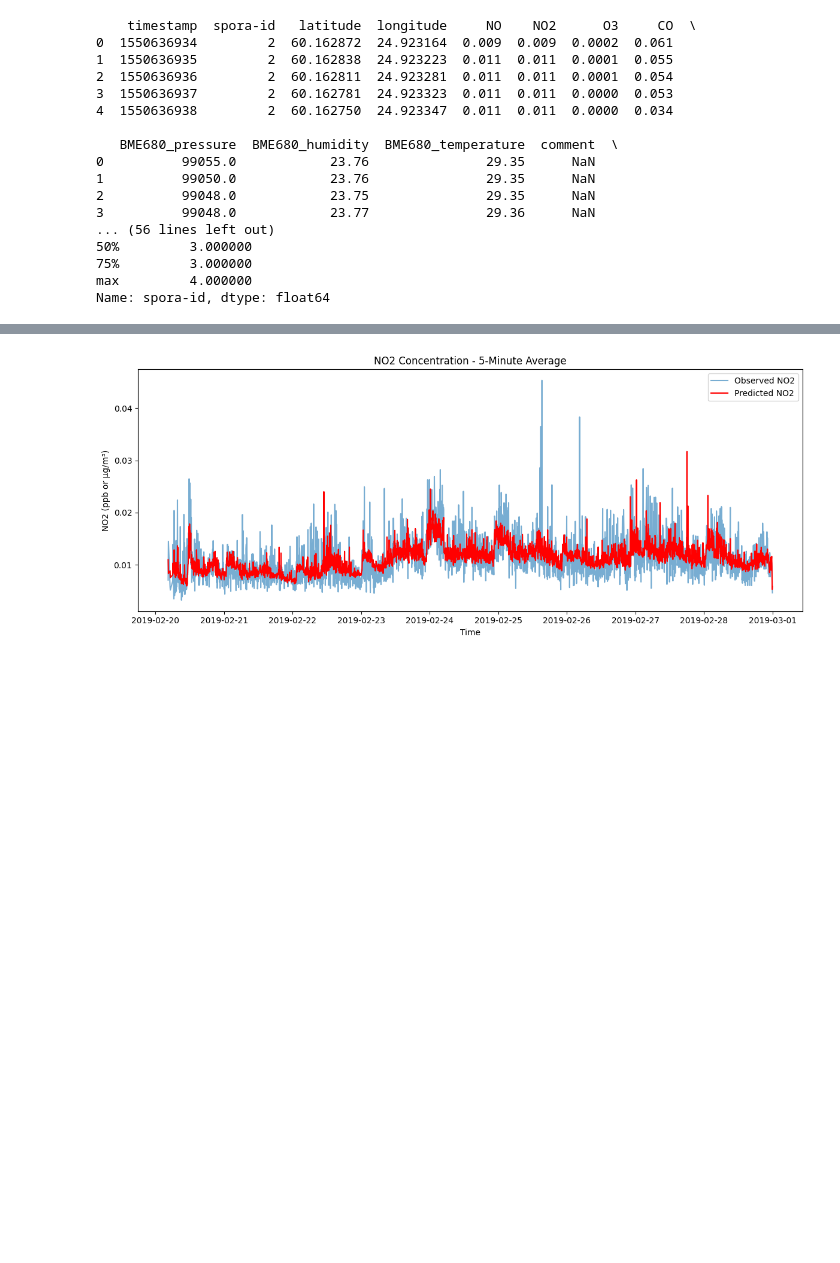
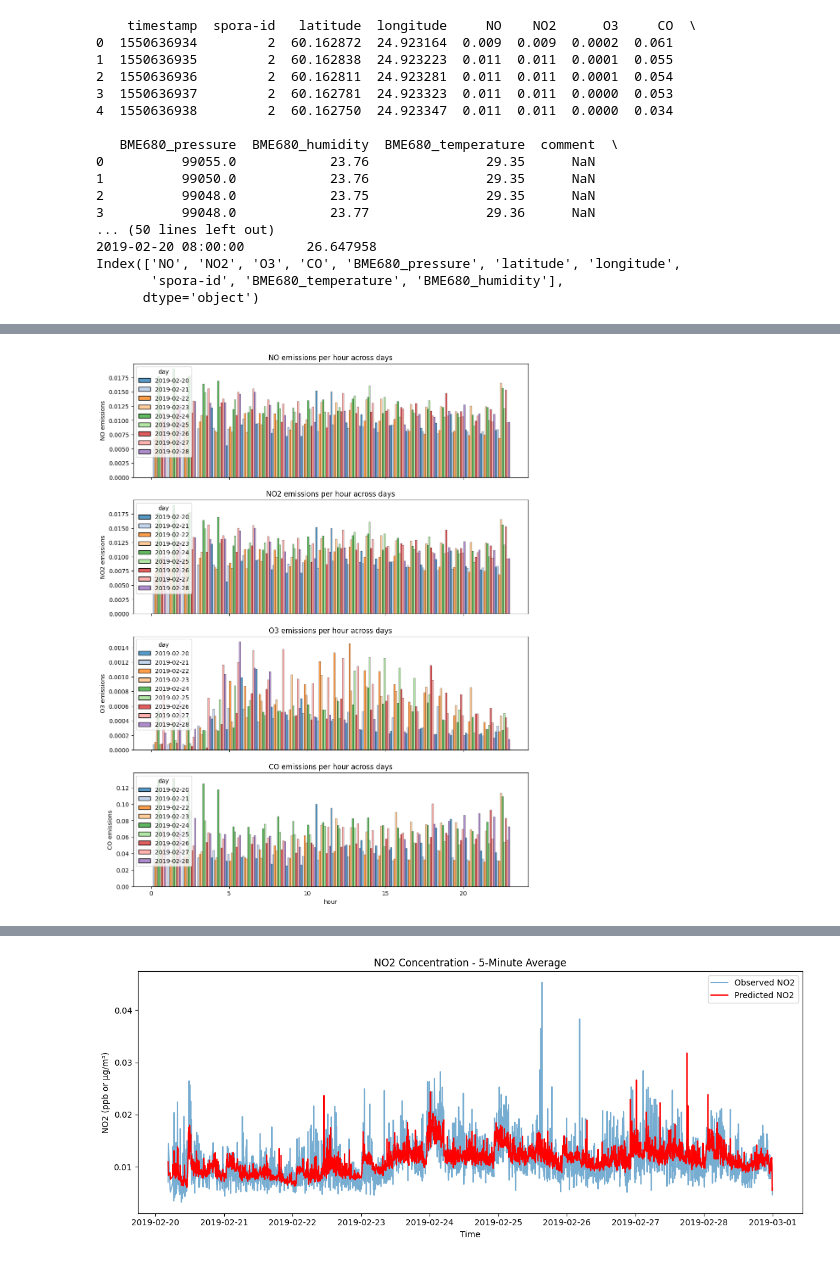
Before and after one commit to majaIlievska90/Airborne-emssion-demo, a Jupyter notebook: airborne_emission_methodology_demo.ipynb, the cells around one changed output, grey strips where cells are left out. Cells and saved outputs as stored; diff of their text form; code cells hidden in the pictures; blank space fills up the shorter version.

```diff
--- a/airborne_emission_methodology_demo.ipynb
+++ b/airborne_emission_methodology_demo.ipynb
@@ -49,12 +47,13 @@ for df in dataframes:
 ##I will select temperture and humidty to use them as predictors for regression model.
 combined = pd.concat([df_supersite, df_moving])
 combined = combined.set_index('time')
-print(combined.head())
-df_resampled = combined[pollutants + ['spora-id','BME680_temperature', 'BME680_humidity']].resample('5min').mean().interpolate()
+#print(combined.head())
+df_resampled = combined[pollutants + ['BME680_pressure', 'latitude','longitude', 'spora-id','BME680_temperature', 'BME680_humidity']].resample('60min').mean().interpolate()
 
-df_resampled['hour'] = df_resampled.index.hour
-#print(df_resampled.head())
-print(df_resampled['spora-id'].describe())
+#df_resampled['hour'] = df_resampled.index.time
+print(df_resampled.head())
+#print(df_resampled['spora-id'].describe())
+print(df_resampled.columns)
 # %% [output]
     timestamp  spora-id   latitude  longitude     NO    NO2      O3     CO  \
 0  1550636934         2  60.162872  24.923164  0.009  0.009  0.0002  0.061
@@ -68,8 +67,33 @@ print(df_resampled['spora-id'].describe())
 1          99050.0            23.76               29.35      NaN
 2          99048.0            23.75               29.35      NaN
 3          99048.0            23.77               29.36      NaN
-... (56 lines left out)
-50%         3.000000
-75%         3.000000
-max         4.000000
-Name: spora-id, dtype: float64
+... (50 lines left out)
+2019-02-20 08:00:00        26.647958
+Index(['NO', 'NO2', 'O3', 'CO', 'BME680_pressure', 'latitude', 'longitude',
+       'spora-id', 'BME680_temperature', 'BME680_humidity'],
+      dtype='object')
+# %%
+##exploring how the time of the day affects the emissions.
+
+df_resampled.index = pd.to_datetime(df_resampled.index)
+df_resampled['day'] = df_resampled.index.date
+df_resampled['hour'] = df_resampled.index.hour
+print(df_resampled.head())
+
+fig, axes = plt.subplots(len(pollutants), 1, figsize=(12, 4*len(pollutants)), sharex=True)
+
+for i, pollutant in enumerate(pollutants):
+    sns.histplot(
+        data=df_resampled,
+        x='hour',
+        weights=df_resampled[pollutant],
+        hue='day',
+        multiple='dodge',  # side-by-side bars
+        palette='tab20',
+        edgecolor='black',
+        bins=24,
+        ax=axes[i]          # plot in the i-th subplot
+    )
+    axes[i].set_ylabel(f'{pollutant} emissions')
+    axes[i].set_title(f'{pollutant} emissions per hour across days')
+# %% [output]
@@ -76,2 +117,3 @@ Name: spora-id, dtype: float64
+[figure, added]
 # %%
  #regresion to model the effect of the variables on NO2
```
Also changed, not shown: parts of 3 cells of this notebook.
